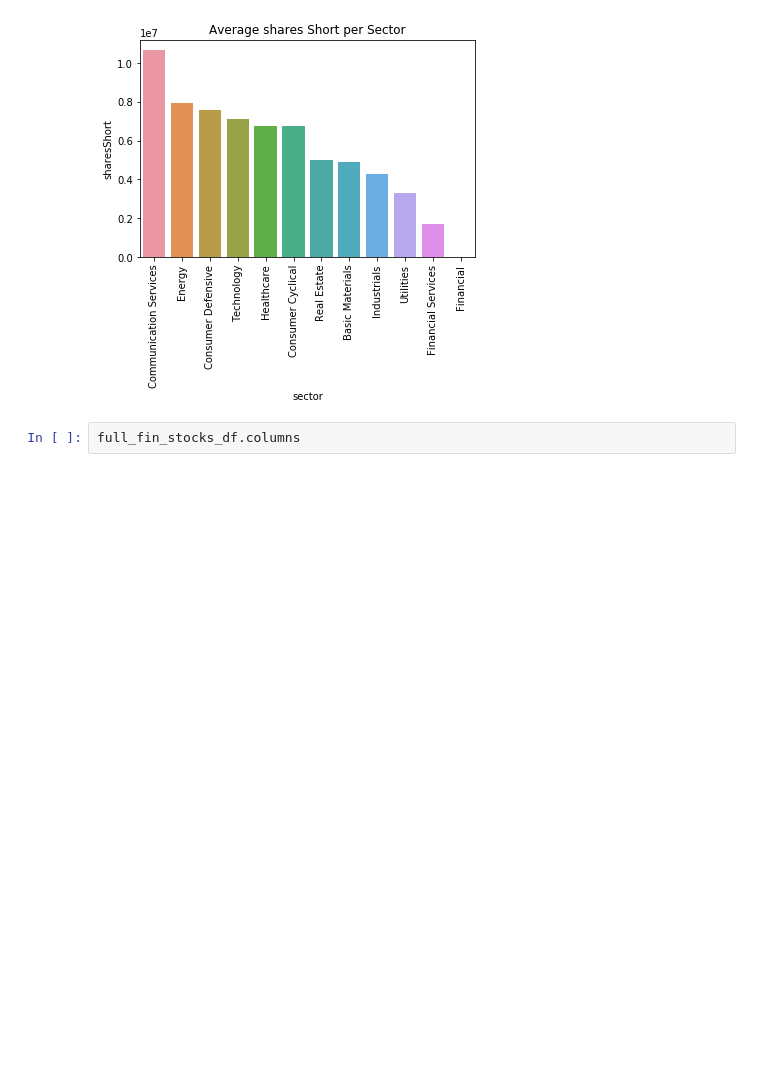
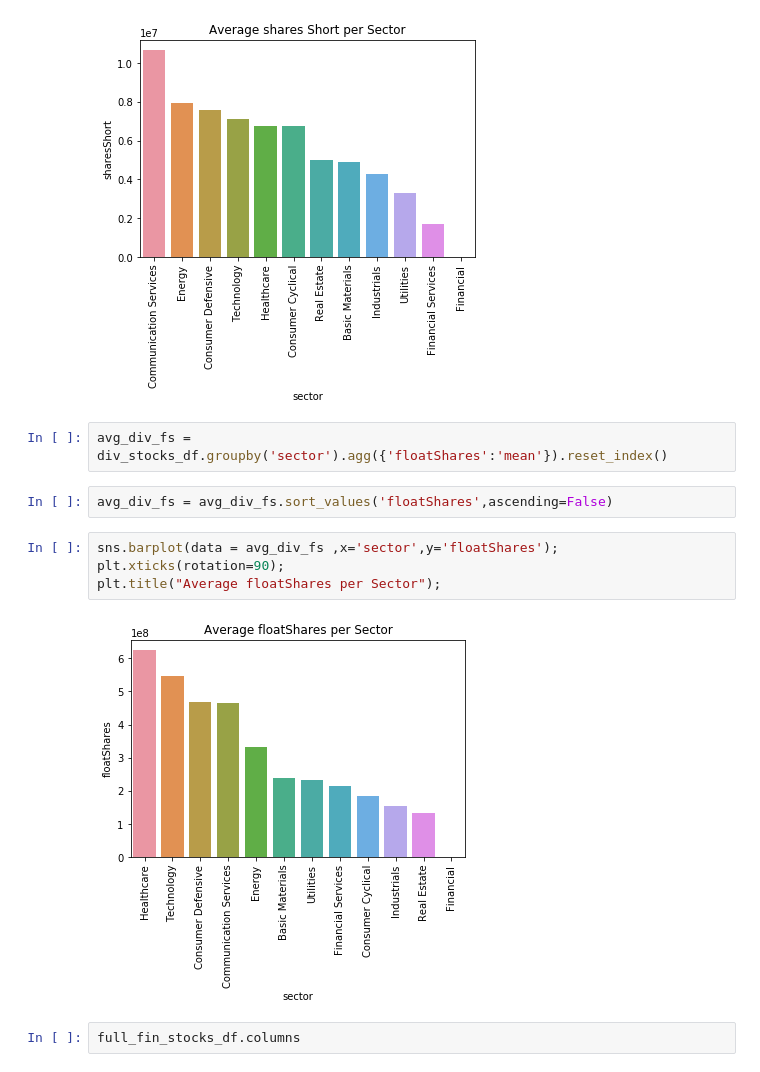
Before and after one commit to ipatel467/Stock-Market-Analysis, a Jupyter notebook: Stocks.ipynb, the cells around one changed output. Saved outputs shown, nothing was run; the diff lists cells and outputs as text; blank space fills up the shorter version.

```diff
--- a/Stocks.ipynb
+++ b/Stocks.ipynb
@@ -508,6 +508,16 @@ plt.xticks(rotation=90);
 plt.title("Average shares Short per Sector");
 # %% [output]
 [figure]
+# %%
+avg_div_fs = div_stocks_df.groupby('sector').agg({'floatShares':'mean'}).reset_index()
+# %%
+avg_div_fs = avg_div_fs.sort_values('floatShares',ascending=False)
+# %%
+sns.barplot(data = avg_div_fs ,x='sector',y='floatShares');
+plt.xticks(rotation=90);
+plt.title("Average floatShares per Sector");
+# %% [output]
+[figure, added]
 # %%
 full_fin_stocks_df.columns
 # %% [output]
```
Also changed, not shown: parts of 7 cells of this notebook.
